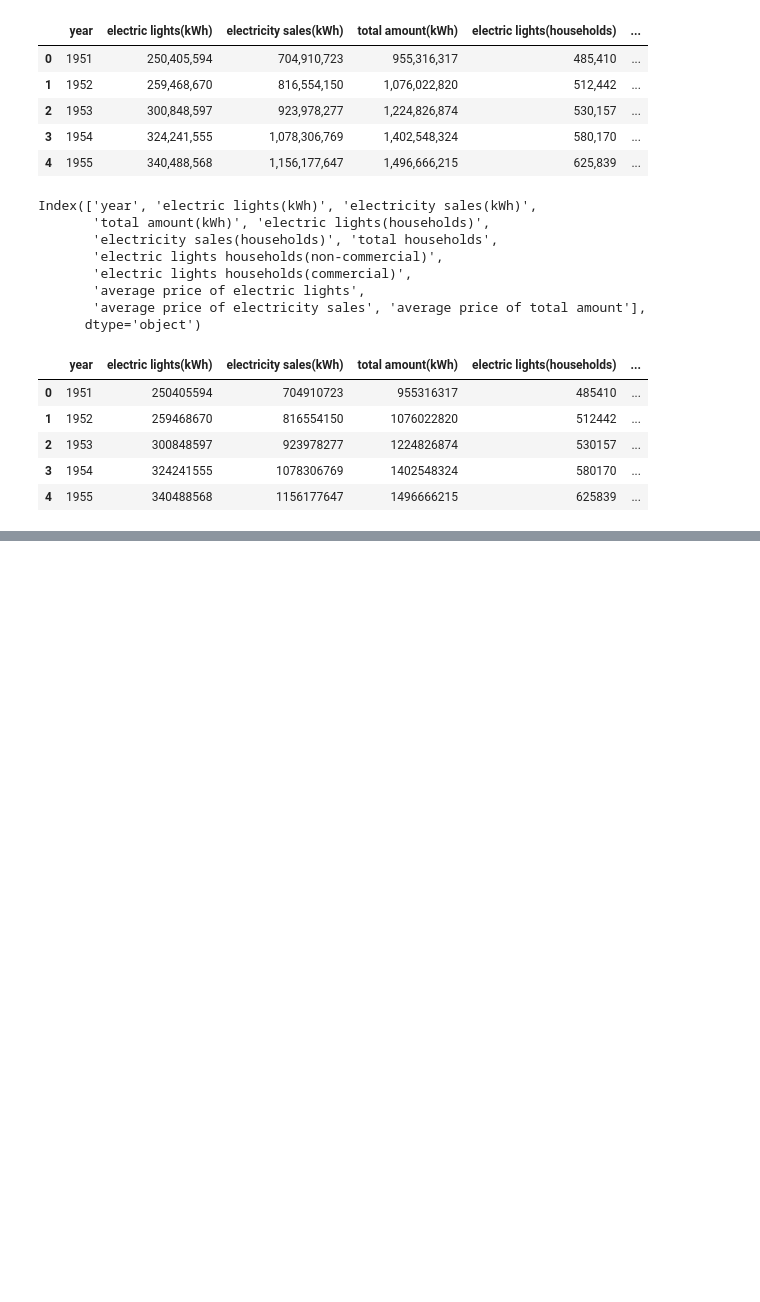
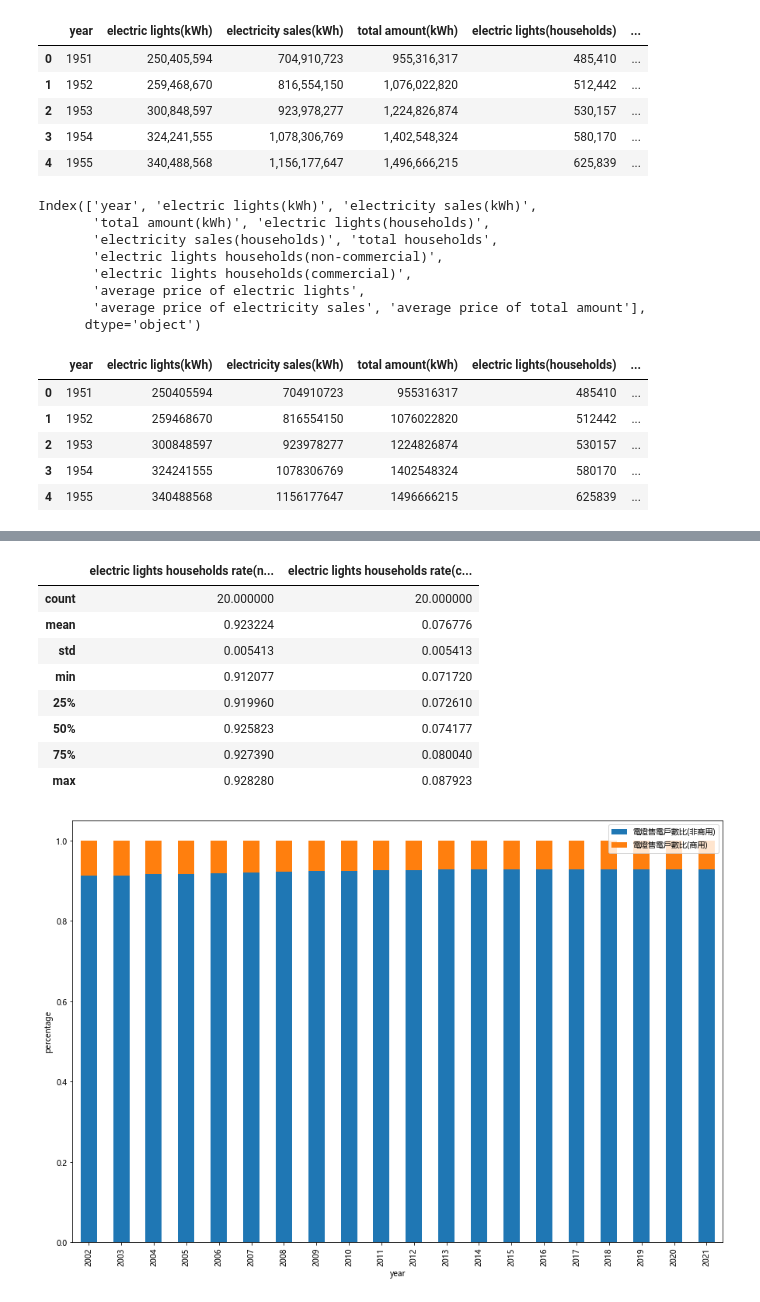
Before and after one commit to Vilhaem/ntut-2022-data-science-proj, a Jupyter notebook: power_consumption_eda.ipynb, the cells around one changed output, grey strips where cells are left out. Drawn from its saved outputs; the diff is of its cells as text; code cells hidden in the pictures; blank space fills up the shorter version.

```diff
--- a/power_consumption_eda.ipynb
+++ b/power_consumption_eda.ipynb
@@ -75,0 +131,28 @@ households_df.plot(x='year',  figsize=(10,8))
+# %%
+n_households_df = households_df[[
+    'year',
+    'electric lights households rate(non-commercial)',
+    'electric lights households rate(commercial)'
+]].copy()
+
+n_households_df.rename(columns = {
+    'electric lights households rate(non-commercial)': '電燈售電戶數比(非商用)',
+    'electric lights households rate(commercial)': '電燈售電戶數比(商用)'
+}, inplace=True)
+
+
+ax = n_households_df.tail(n=20).plot(x='year', figsize=(15,10), kind='bar', stacked=True)
+ax.set_ylabel('percentage')
+
+households_df[['electric lights households rate(non-commercial)', 'electric lights households rate(commercial)']].tail(n=20).describe()
+# %% [output]
+|  | electric lights households rate(n... | electric lights households rate(c... |
+| count | 20.000000 | 20.000000 |
+| mean | 0.923224 | 0.076776 |
+| std | 0.005413 | 0.005413 |
+| min | 0.912077 | 0.071720 |
+| 25% | 0.919960 | 0.072610 |
+| 50% | 0.925823 | 0.074177 |
+| 75% | 0.927390 | 0.080040 |
+| max | 0.928280 | 0.087923 |
+[figure, added]
```
Also changed, not shown: parts of 6 cells of this notebook, 6 other files.
